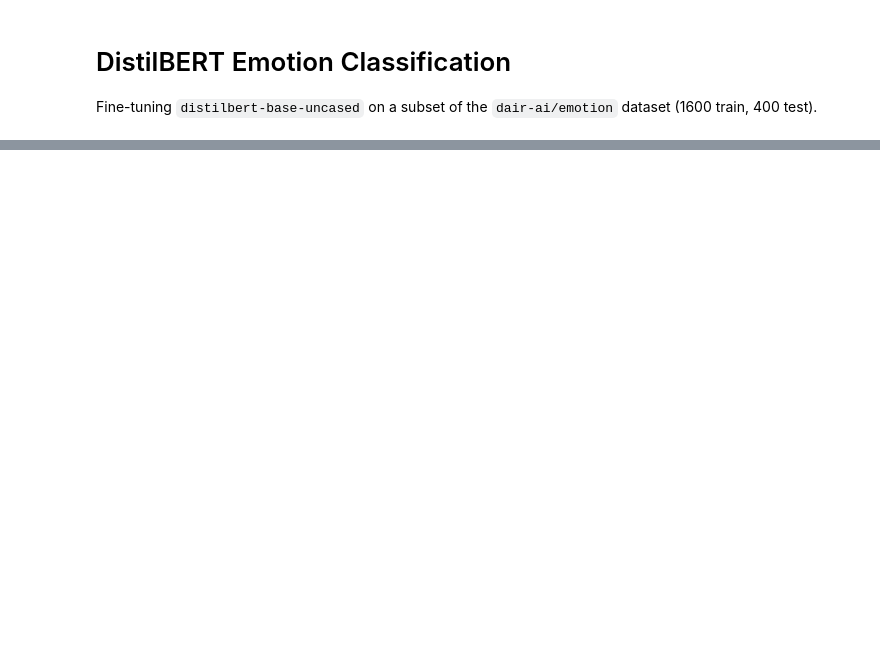
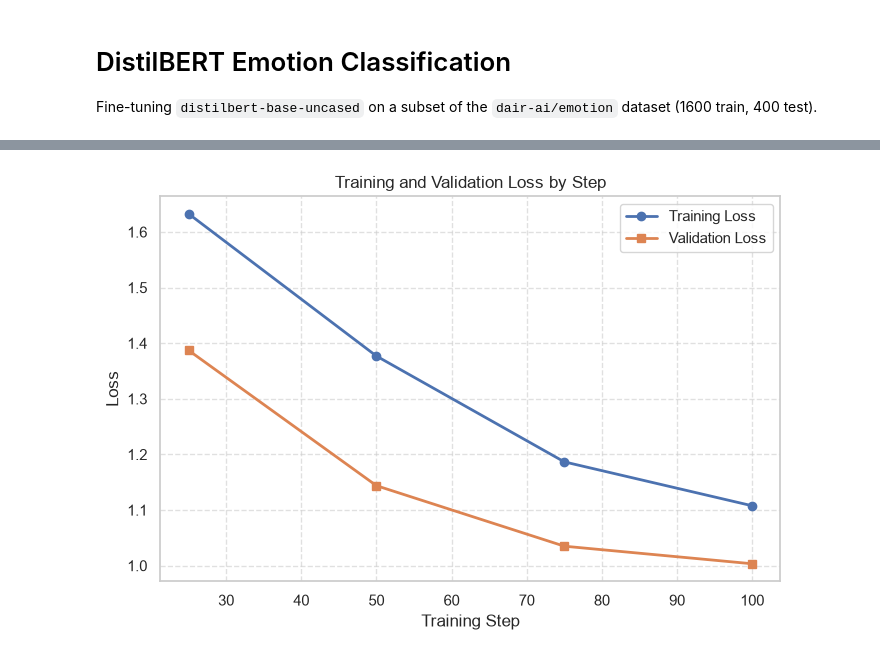
Before and after one commit to adiletbtrv/distilbert-emotion-classifier, a Jupyter notebook: emotion_finetuning.ipynb, the cells around one changed output, grey strips where cells are left out. Drawn from its saved outputs; the diff is of its cells as text; code cells hidden in the pictures; blank space fills up the shorter version.

Commit message:
feat: add evaluation plots and update notebook outputs

```diff
--- a/emotion_finetuning.ipynb
+++ b/emotion_finetuning.ipynb
@@ -42,7 +85,7 @@ print("Sample row:", train_dataset[0])
 tokenizer = AutoTokenizer.from_pretrained(MODEL_NAME)
 
 def tokenize_batch(batch):
-    return tokenizer(batch["text"], truncation=True, max_length=128)
+    return tokenizer(batch["text"], truncation=True, max_length=MAX_LENGTH)
 
 tokenized_train = train_dataset.map(tokenize_batch, batched=True)
 tokenized_test = test_dataset.map(tokenize_batch, batched=True)
@@ -54,6 +100,7 @@ def compute_metrics(eval_pred):
     return {
         "accuracy": accuracy_score(labels, preds),
         "macro_f1": f1_score(labels, preds, average="macro"),
+        "weighted_f1": f1_score(labels, preds, average="weighted"),
     }
 
 model = AutoModelForSequenceClassification.from_pretrained(
@@ -66,15 +113,16 @@ model = AutoModelForSequenceClassification.from_pretrained(
 training_args = TrainingArguments(
     output_dir="emotion_model",
     num_train_epochs=2,
-    per_device_train_batch_size=16,
+    per_device_train_batch_size=32,
     per_device_eval_batch_size=32,
     learning_rate=3e-5,
     weight_decay=0.01,
-    eval_strategy="epoch",
+    eval_strategy="steps",
+    eval_steps=25,
+    logging_steps=25,
     save_strategy="no",
     report_to="none",
     seed=SEED,
-    logging_steps=25,
 )
 
 trainer = Trainer(
@@ -100,0 +193,78 @@ print(classification_report(y_true, y_pred, target_names=label_names, digits=4))
+# %%
+os.makedirs("assets", exist_ok=True)
+sns.set_theme(style="whitegrid")
+
+# 1. Training and Validation Loss Curve
+train_steps = [entry["step"] for entry in trainer.state.log_history if "loss" in entry]
+train_losses = [entry["loss"] for entry in trainer.state.log_history if "loss" in entry]
+eval_steps = [entry["step"] for entry in trainer.state.log_history if "eval_loss" in entry]
+eval_losses = [entry["eval_loss"] for entry in trainer.state.log_history if "eval_loss" in entry]
+
+fig, ax = plt.subplots(figsize=(8, 5))
+ax.plot(train_steps, train_losses, marker="o", linewidth=2, label="Training Loss")
+ax.plot(eval_steps, eval_losses, marker="s", linewidth=2, label="Validation Loss")
+ax.set_title("Training and Validation Loss by Step")
+ax.set_xlabel("Training Step")
+ax.set_ylabel("Loss")
+ax.legend()
+ax.grid(True, linestyle="--", alpha=0.6)
+fig.savefig("assets/training_loss.png", dpi=300, bbox_inches="tight")
+plt.show()
+
+# 2. Confusion Matrix Heatmap (6x6)
+cm = confusion_matrix(y_true, y_pred, labels=list(range(num_labels)))
+fig, ax = plt.subplots(figsize=(7, 6))
+sns.heatmap(
+    cm,
+    annot=True,
+    fmt="d",
+    cmap="Blues",
+    xticklabels=label_names,
+    yticklabels=label_names,
+    ax=ax,
+)
+ax.set_title("Confusion Matrix (Test Set, n=400)")
+ax.set_xlabel("Predicted Label")
+ax.set_ylabel("True Label")
+plt.xticks(rotation=30, ha="right")
+plt.yticks(rotation=0)
+fig.savefig("assets/confusion_matrix.png", dpi=300, bbox_inches="tight")
+plt.show()
+
+# 3. Per-Class Precision, Recall, and F1-Score Bar Chart
+precision, recall, f1, _ = precision_recall_fscore_support(
+    y_true, y_pred, labels=list(range(num_labels)), zero_division=0
+)
+x = np.arange(num_labels)
+width = 0.25
+
+fig, ax = plt.subplots(figsize=(10, 5))
+bars_p = ax.bar(x - width, precision, width, label="Precision")
+bars_r = ax.bar(x, recall, width, label="Recall")
+bars_f = ax.bar(x + width, f1, width, label="F1-score")
+
+for bars in (bars_p, bars_r, bars_f):
+    for bar in bars:
+        height = bar.get_height()
+        ax.annotate(
+            f"{height:.2f}",
+            xy=(bar.get_x() + bar.get_width() / 2, height),
+            xytext=(0, 3),
+            textcoords="offset points",
+            ha="center",
+            va="bottom",
+            fontsize=8,
+        )
+
+ax.set_title("Per-Class Precision, Recall, and F1-Score")
+ax.set_xlabel("Emotion Class")
+ax.set_ylabel("Score")
+ax.set_xticks(x)
+ax.set_xticklabels(label_names)
+ax.set_ylim(0, 1.12)
+ax.legend()
+ax.grid(axis="y", linestyle="--", alpha=0.6)
+fig.savefig("assets/per_class_metrics.png", dpi=300, bbox_inches="tight")
+plt.show()
+# %% [output]
+[figure, added]
```
Also changed, not shown: parts of 8 cells of this notebook, 3 other files.
